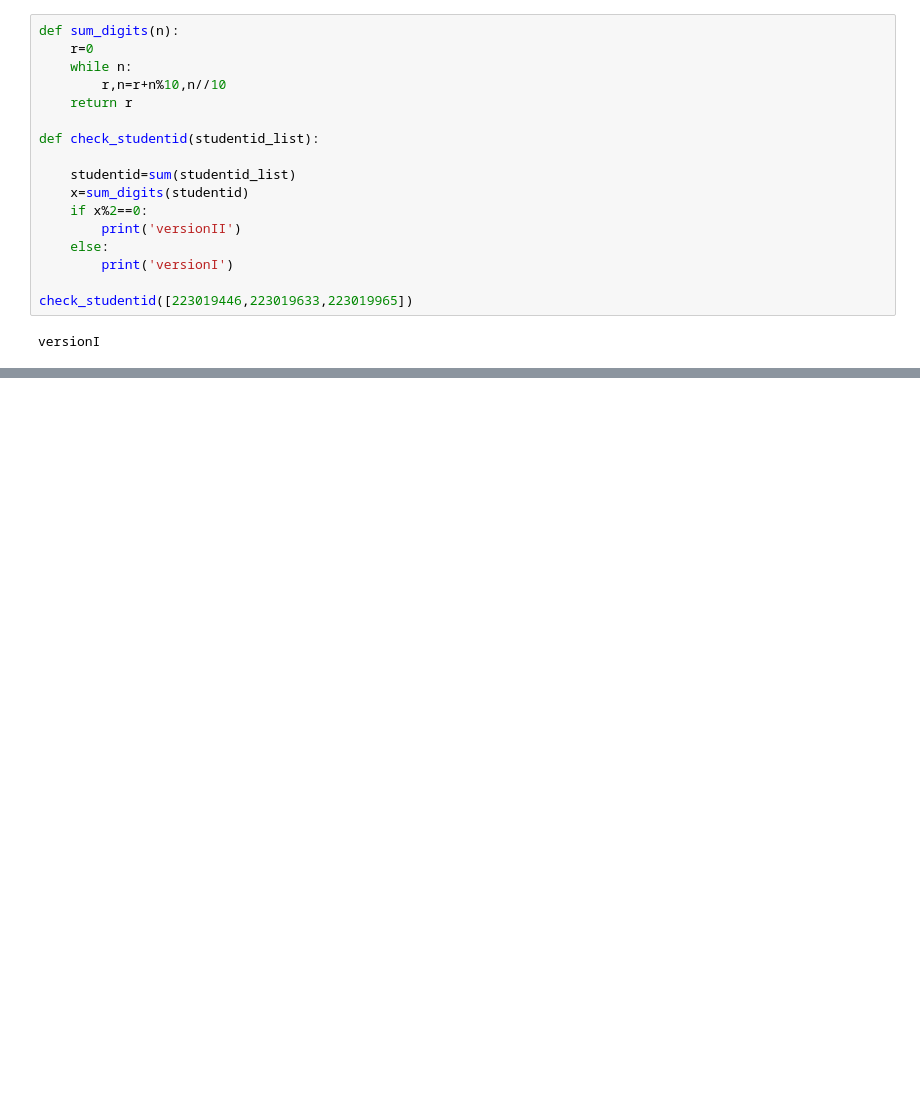
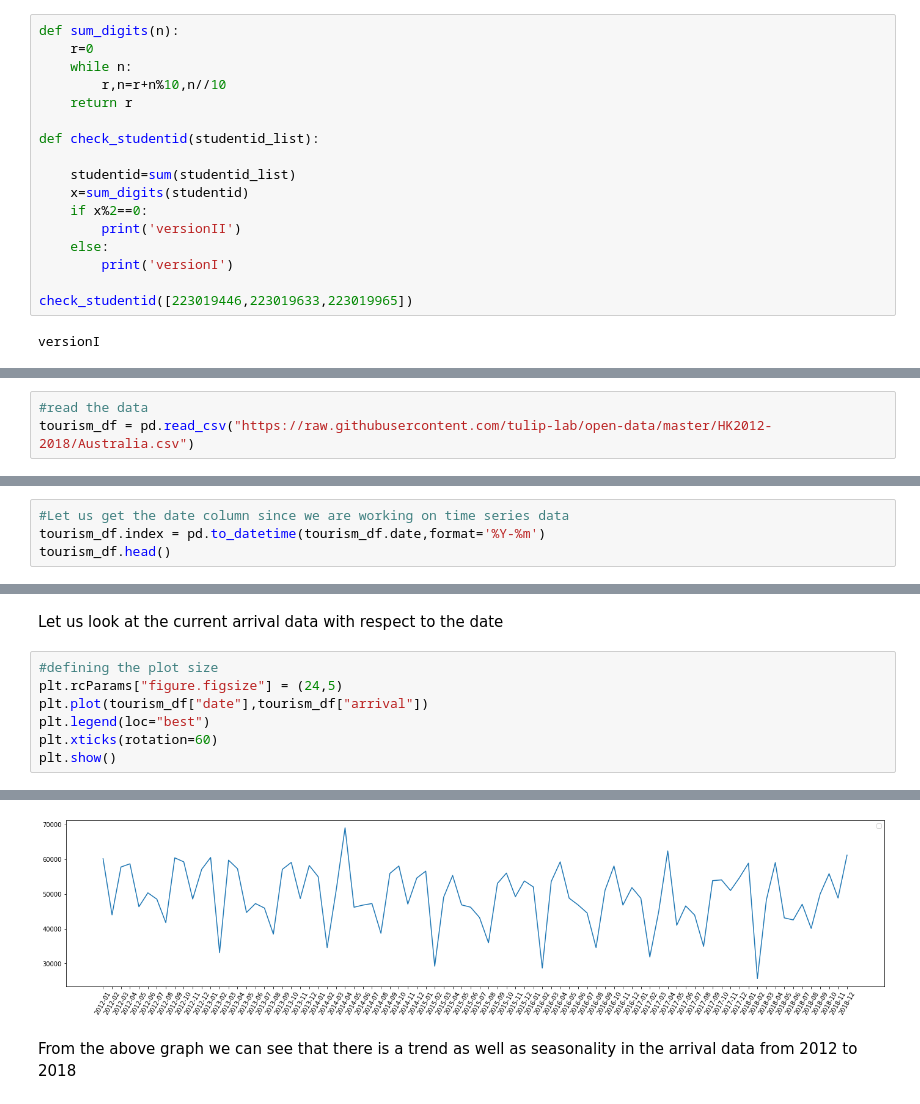
Before and after one commit to soumita20/MDS-Daekin, a Jupyter notebook: Endterm.ipynb, the cells around one changed output, grey strips where cells are left out. Cells and saved outputs as stored; diff of their text form; blank space fills up the shorter version.

```diff
--- a/Endterm.ipynb
+++ b/Endterm.ipynb
@@ -310,0 +320,3 @@ versionI
+# %%
+#read the data
+tourism_df = pd.read_csv("https://raw.githubusercontent.com/tulip-lab/open-data/master/HK2012-2018/Australia.csv")
@@ -310,0 +372,4 @@ versionI
+# %%
+#Let us get the date column since we are working on time series data
+tourism_df.index = pd.to_datetime(tourism_df.date,format='%Y-%m')
+tourism_df.head()
@@ -310,0 +385,10 @@ versionI
+# %% [markdown]
+Let us look at the current arrival data with respect to the date
+# %%
+#defining the plot size
+plt.rcParams["figure.figsize"] = (24,5)
+plt.plot(tourism_df["date"],tourism_df["arrival"])
+plt.legend(loc="best")
+plt.xticks(rotation=60)
+plt.show()
+# %% [output]
@@ -310,0 +396,3 @@ versionI
+[figure, added]
+# %% [markdown]
+From the above graph we can see that there is a trend as well as seasonality in the arrival data from 2012 to 2018
```
Also changed, not shown: parts of 10 cells of this notebook.
